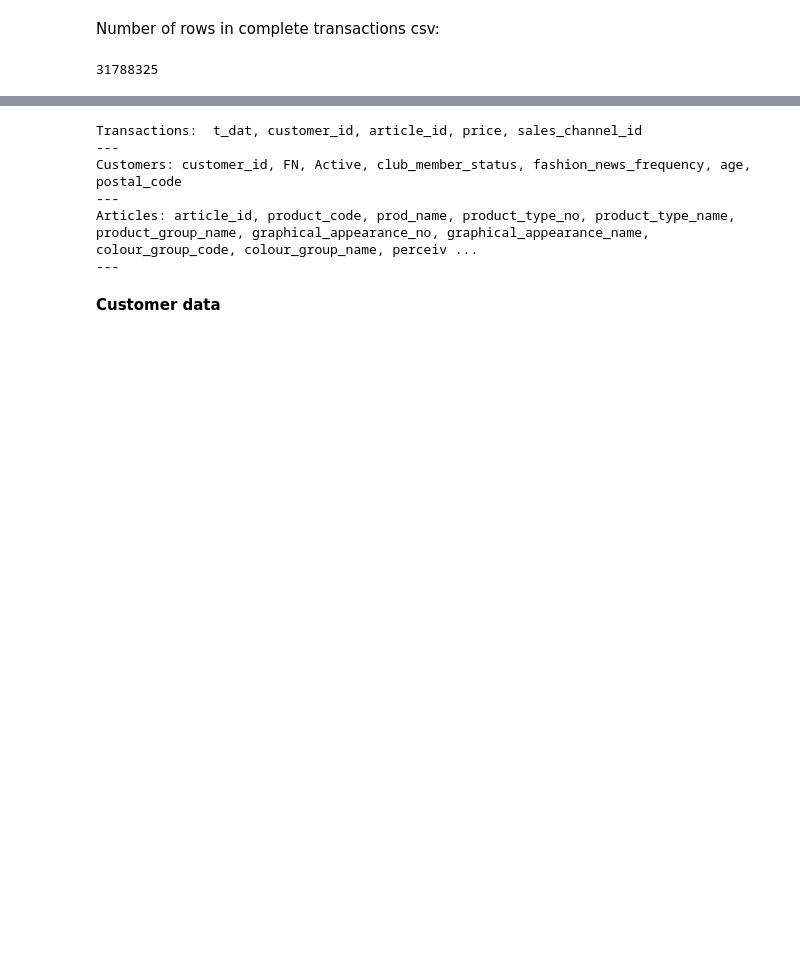
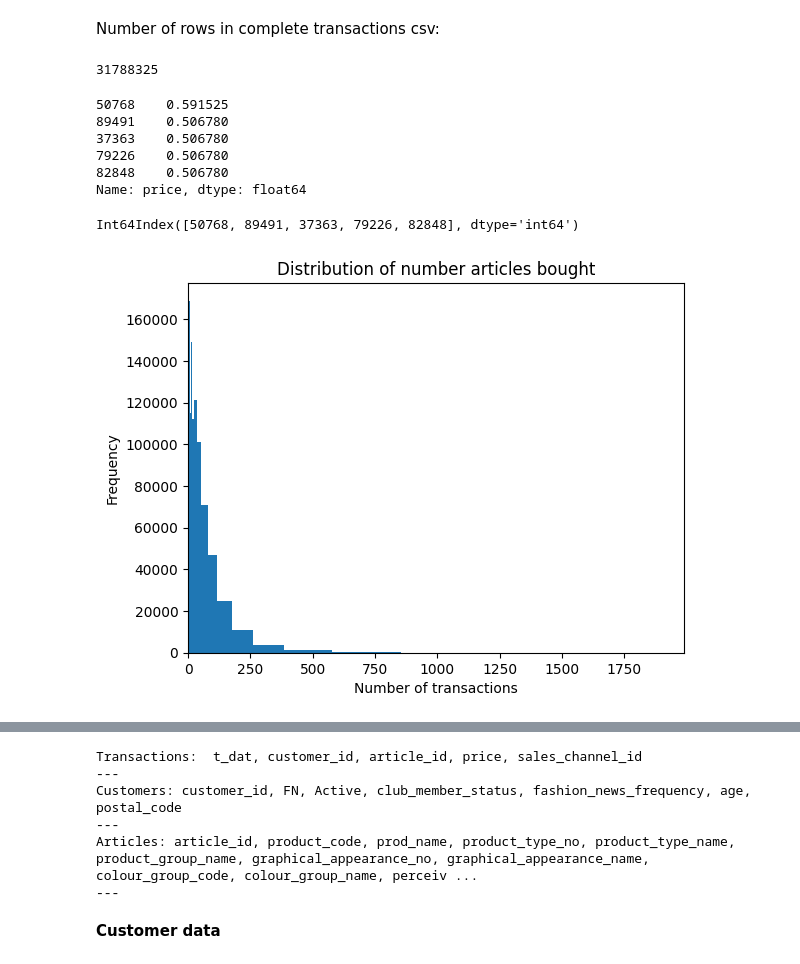
Before and after one commit to frederni/TMA4500-IndMat, a Jupyter notebook: explore_data.ipynb, the cells around one changed output, grey strips where cells are left out. Drawn from its saved outputs; the diff is of its cells as text; code cells hidden in the pictures; blank space fills up the shorter version.

```diff
--- a/explore_data.ipynb
+++ b/explore_data.ipynb
@@ -120,0 +123,2 @@ articles_full = pd.read_csv("dataset/articles.csv")
+# %%
+groupbyobj = transactions_full.groupby("article_id").agg({"price": list}).reset_index()
@@ -121,3 +134,28 @@ articles_full = pd.read_csv("dataset/articles.csv")
+# %%
+groupbyobj.iloc[[50768, 89491, 37363, 79226, 82848]]["price"].apply(max)
+# %% [output]
+50768    0.591525
+89491    0.506780
+37363    0.506780
+79226    0.506780
+82848    0.506780
+Name: price, dtype: float64
+# %%
+groupbyobj["price"].apply(np.max).sort_values(ascending=False).head().index
+# %% [output]
+Int64Index([50768, 89491, 37363, 79226, 82848], dtype='int64')
+# %%
+# this is the customer id groupby
+logbins = np.geomspace(groupbyobj.values.min(), groupbyobj.values.max(), 20)
+plt.hist(groupbyobj.values, bins=logbins)
+plt.title("Distribution of number articles bought")
+plt.ylabel("Frequency")
+plt.xlabel("Number of transactions")
+plt.xlim(left=0)
+plt.savefig("figures/density_articles_bought.pdf")
+plt.show()
+# %% [output]
+[figure, added]
 # %%
 ## Let's have a lookie if some customers haven't bought anything...
 customers_full[~customers_full["customer_id"].isin(transactions_full["customer_id"])]
```
Also changed, not shown: parts of 2 cells of this notebook, 30 other files.
